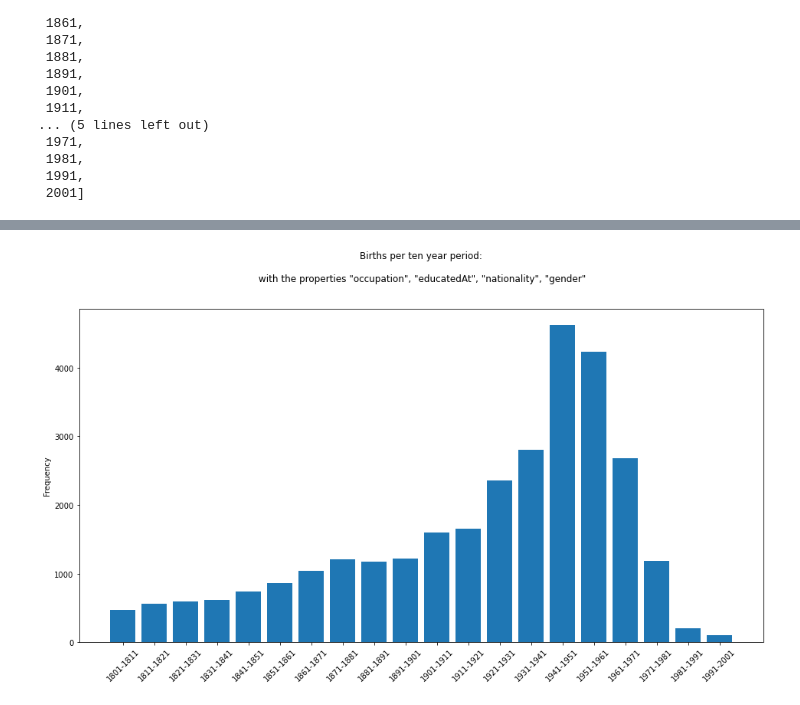
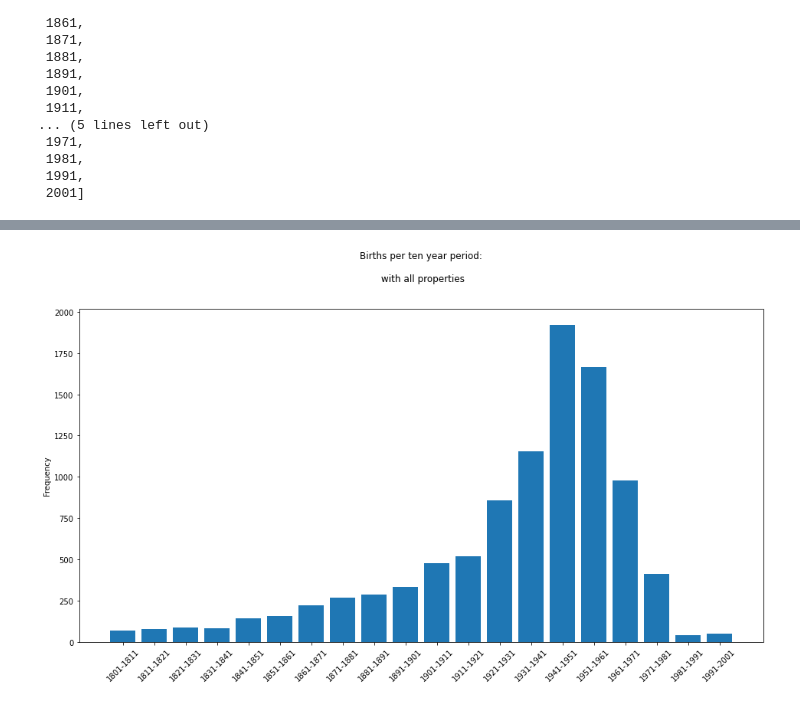
Before and after one commit to Semantic-Data-for-Humanities/Economists_Jurists, a Jupyter notebook: Notebooks/Sounding_properties_Wikidata.ipynb, the cells around one changed output, grey strips where cells are left out. Cells and saved outputs as stored; diff of their text form; code cells hidden in the pictures.

```diff
--- a/Notebooks/Sounding_properties_Wikidata.ipynb
+++ b/Notebooks/Sounding_properties_Wikidata.ipynb
@@ -2526,13 +2528,15 @@ educatedAt = 0
 occupation = 0
 positionHeld = 0
 employer = 0
+doctoralAdvisor = 0
+doctoralStudent = 0
 for i,r in list(persons.iterrows()):
   # if r['len_occupation'] > 0 and r['len_educatedAt'] > 0 and r['len_nationality'] > 0 and r['len_gender']:
   #  if r['len_occupation'] > 0 and r['len_positionHeld'] > 0 and \
   #  r['len_educatedAt'] > 0 and r['len_gender'] and r['len_nationality'] \
   #  and r['len_employer'] :
-  #   if r['len_employer'] > 0 and r['len_occupation'] > 0 and r['len_educatedAt'] > 0:
-     if r['len_employer'] > 0 and r['len_positionHeld'] > 0 :
+     if r['len_doctoralAdvisor'] > 0 and r['len_doctoralStudent'] > 0 and r['len_educatedAt'] > 0:
+  #   if r['len_employer'] > 0 and r['len_positionHeld'] > 0 :
         freq_persons += 1
         if r['len_nationality'] > 0:
             nationality += 1
@@ -2548,15 +2552,21 @@ for i,r in list(persons.iterrows()):
             positionHeld += 1
         if r['len_employer'] > 0:
             employer += 1
-
+        if r['len_doctoralAdvisor'] > 0:
+            doctoralAdvisor += 1
+        if r['len_doctoralStudent'] > 0:
+            doctoralStudent += 1
 
 frequencies_properties_filter = pd.Series({ #"frequence_persons": freq_persons, \
-                                            "nationality": nationality, \
-                                           "placeOfBirth":placeOfBirth, \
-                                           "gender":gender, \
-                                           "educatedAt":educatedAt,\
-                                           "occupation":occupation, \
-                                           "positionHeld":positionHeld, \
-                                           "employer":employer })
+                                            "nationality":nationality, \
+                                            "placeOfBirth":placeOfBirth, \
+                                            "gender":gender, \
+                                            "educatedAt":educatedAt,\
+                                            "occupation":occupation, \
+                                            "positionHeld":positionHeld, \
+                                            "employer":employer, \
+                                            "doctoralAdvisor":doctoralAdvisor, \
+                                            "doctoralStudent":doctoralStudent
+                                            })
 frequencies_properties_filter
 # %% [output]
@@ -2606,10 +2622,12 @@ for i,r in list(persons.iterrows()):
 
     ### Filter:
 
-    if r['len_occupation'] > 0 and r['len_educatedAt'] > 0 and r['len_nationality'] > 0 and r['len_gender'] >0:
+  #  if r['len_occupation'] > 0 and r['len_educatedAt'] > 0 and r['len_nationality'] > 0 and r['len_gender'] >0:
   #  if r['len_employer'] > 0 and r['len_positionHeld'] > 0 and r['len_educatedAt'] > 0:
-  #   if r['len_employer'] > 0 and r['len_occupation'] > 0 and r['len_educatedAt'] > 0:
+     if r['len_employer'] > 0 and r['len_occupation'] > 0 and r['len_educatedAt'] > 0:
   #   if r['len_employer'] > 0 and r['len_positionHeld'] > 0 :
+  # if r['len_doctoralStudent'] > 0 and r['len_doctoralAdvisor'] > 0 and r['len_educatedAt'] > 0:
+
         properties = []
         if r['len_placeOfBirth'] > 0:
             properties.append('placeOfBirth')
@@ -2625,8 +2643,12 @@ for i,r in list(persons.iterrows()):
             properties.append('positionHeld')
         if r['len_employer'] > 0:
             properties.append('employer')
+     #   if r['len_doctoralAdvisor'] > 0:
+     #       properties.append('doctoralAdvisor')
+     #   if r['len_doctoralStudent'] > 0:
+     #       properties.append('doctoralStudent')
 
         properties_persons_filtered.append([i, properties, len(properties)])
 
 #print(len(properties_persons_filtered))
-properties_persons_filtered[0:11]
+#properties_persons_filtered[0:11]
@@ -2814,16 +2834,16 @@ dtype: int64
 # %%
 # Distribution per decades with limited population (by the properties choosed above)
 objects = [l for l in gb_decades.index]
 eff = [l for l in gb_decades]
 
 p1 = plt.bar(objects, eff)
 
 plt.ylabel('Frequency')
-plt.title('Births per ten year period:\n\n with the properties "occupation", "educatedAt", "nationality", "gender"\n\n')
+plt.title('Births per ten year period:\n\n with all properties\n\n')
 plt.gcf().set_size_inches(16, 8)
 # supported formats: eps, pdf, pgf, png, ps, raw, rgba, svg, svgz
-plt.savefig('exported_pictures/properties/birth/Frequency_birth_decades_period_occ_edAt_nat_gend.png', dpi=100, bbox_inches = "tight") #pdf, svg
+#plt.savefig('exported_pictures/properties/birth/Frequency_birth_decades_period_all.png', dpi=100, bbox_inches = "tight") #pdf, svg
 plt.xticks(rotation=45)
 plt.show()
 # %% [output]
-[figure, old version]
+[figure, new version]
```
Also changed, not shown: parts of 19 cells of this notebook, 11 other files.
